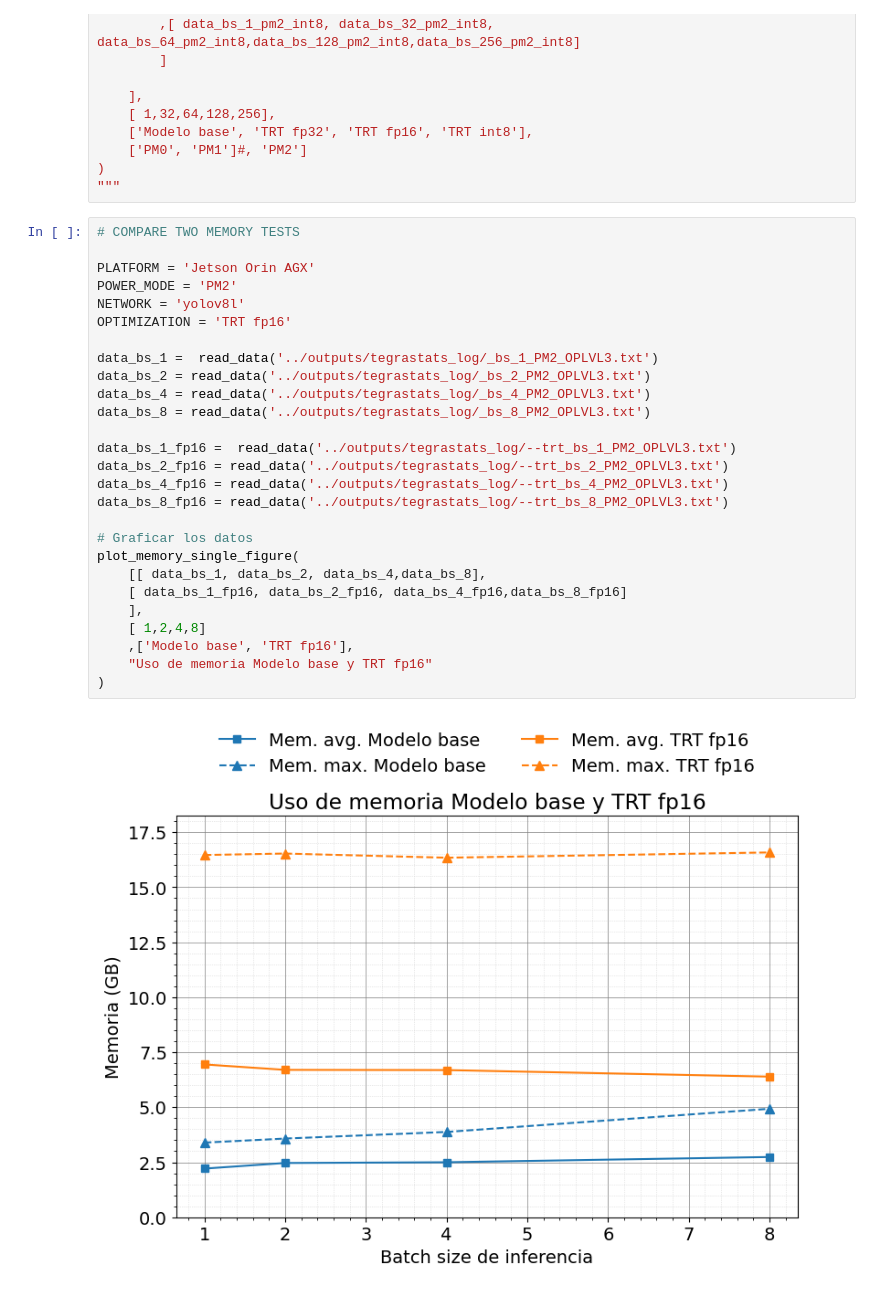
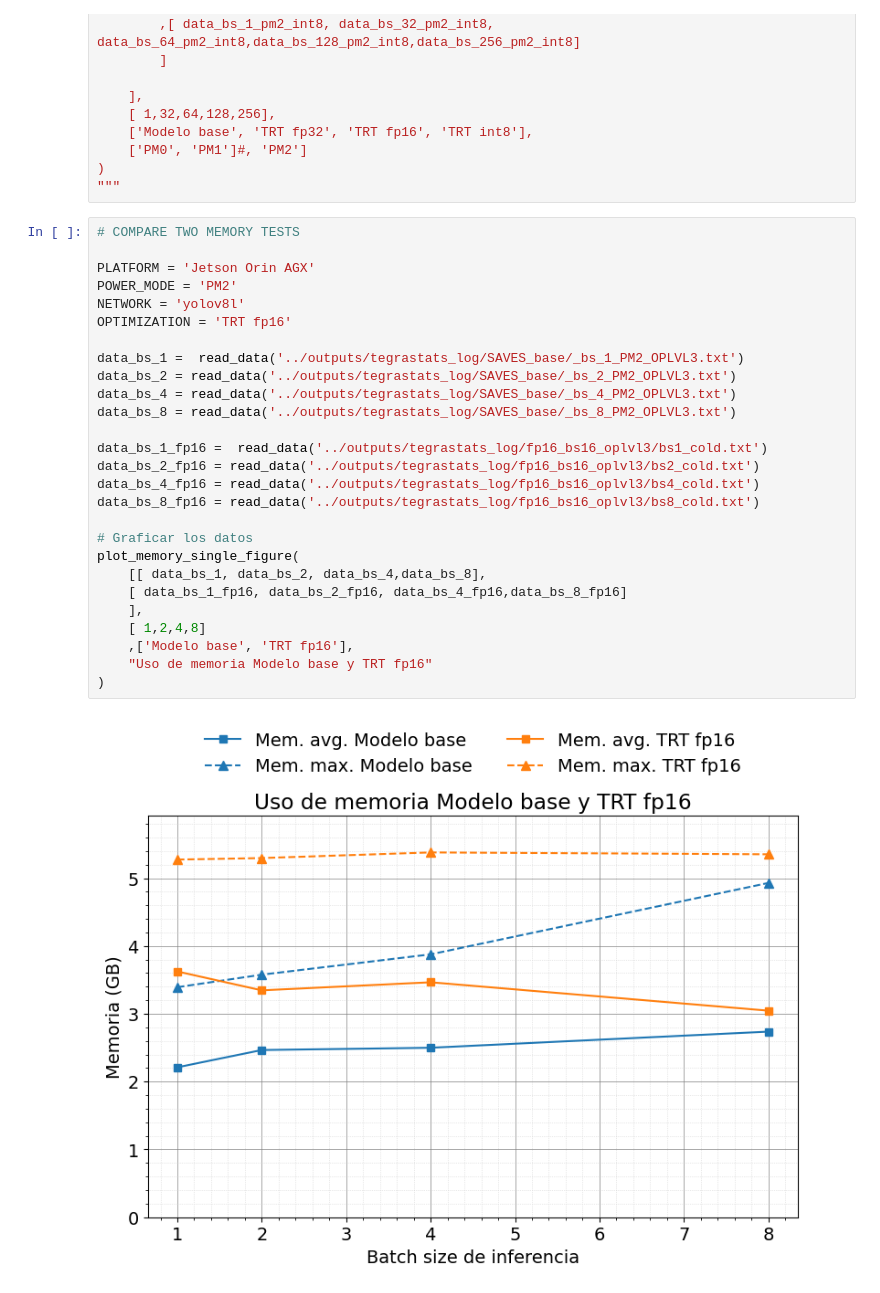
Before and after one commit to Juanx65/SalmonsTRT, a Jupyter notebook: graphs/plot_memory_from_tegrastats_logs.ipynb, the cells around one changed output. Cells and saved outputs as stored; diff of their text form.

```diff
--- a/graphs/plot_memory_from_tegrastats_logs.ipynb
+++ b/graphs/plot_memory_from_tegrastats_logs.ipynb
@@ -784,29 +788,29 @@ plot_memory_mixed_layout(
 # %%
 # COMPARE TWO MEMORY TESTS
 
 PLATFORM = 'Jetson Orin AGX'
 POWER_MODE = 'PM2'
 NETWORK = 'yolov8l'
 OPTIMIZATION = 'TRT fp16'
 
-data_bs_1 =  read_data('../outputs/tegrastats_log/_bs_1_PM2_OPLVL3.txt')
-data_bs_2 = read_data('../outputs/tegrastats_log/_bs_2_PM2_OPLVL3.txt')
-data_bs_4 = read_data('../outputs/tegrastats_log/_bs_4_PM2_OPLVL3.txt')
-data_bs_8 = read_data('../outputs/tegrastats_log/_bs_8_PM2_OPLVL3.txt')
+data_bs_1 =  read_data('../outputs/tegrastats_log/SAVES_base/_bs_1_PM2_OPLVL3.txt')
+data_bs_2 = read_data('../outputs/tegrastats_log/SAVES_base/_bs_2_PM2_OPLVL3.txt')
+data_bs_4 = read_data('../outputs/tegrastats_log/SAVES_base/_bs_4_PM2_OPLVL3.txt')
+data_bs_8 = read_data('../outputs/tegrastats_log/SAVES_base/_bs_8_PM2_OPLVL3.txt')
 
-data_bs_1_fp16 =  read_data('../outputs/tegrastats_log/--trt_bs_1_PM2_OPLVL3.txt')
-data_bs_2_fp16 = read_data('../outputs/tegrastats_log/--trt_bs_2_PM2_OPLVL3.txt')
-data_bs_4_fp16 = read_data('../outputs/tegrastats_log/--trt_bs_4_PM2_OPLVL3.txt')
-data_bs_8_fp16 = read_data('../outputs/tegrastats_log/--trt_bs_8_PM2_OPLVL3.txt')
+data_bs_1_fp16 =  read_data('../outputs/tegrastats_log/fp16_bs16_oplvl3/bs1_cold.txt')
+data_bs_2_fp16 = read_data('../outputs/tegrastats_log/fp16_bs16_oplvl3/bs2_cold.txt')
+data_bs_4_fp16 = read_data('../outputs/tegrastats_log/fp16_bs16_oplvl3/bs4_cold.txt')
+data_bs_8_fp16 = read_data('../outputs/tegrastats_log/fp16_bs16_oplvl3/bs8_cold.txt')
 
 # Graficar los datos
 plot_memory_single_figure(
     [[ data_bs_1, data_bs_2, data_bs_4,data_bs_8],
     [ data_bs_1_fp16, data_bs_2_fp16, data_bs_4_fp16,data_bs_8_fp16]
     ],
     [ 1,2,4,8]
     ,['Modelo base', 'TRT fp16'],
     "Uso de memoria Modelo base y TRT fp16"
 )
 # %% [output]
-[figure, old version]
+[figure, new version]
```
Also changed, not shown: parts of 1 cell of this notebook, 1 other file.
